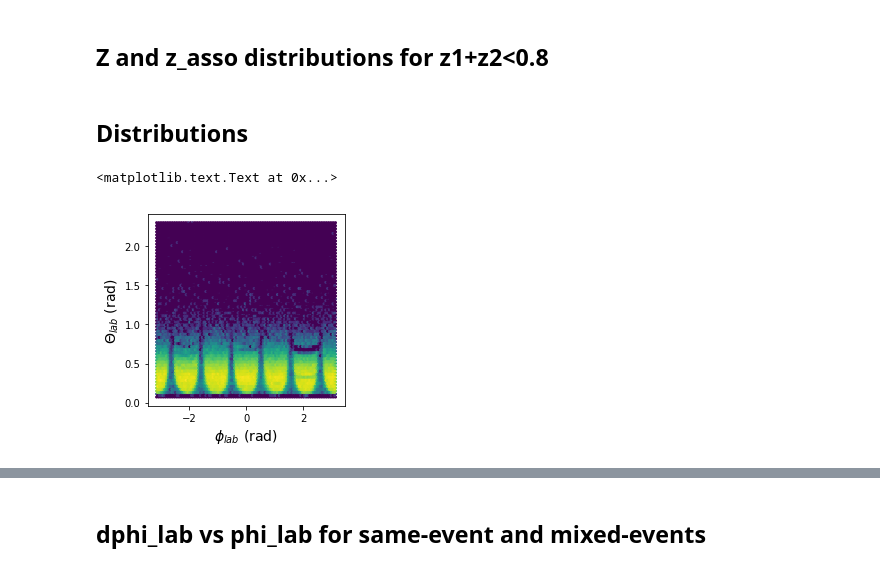
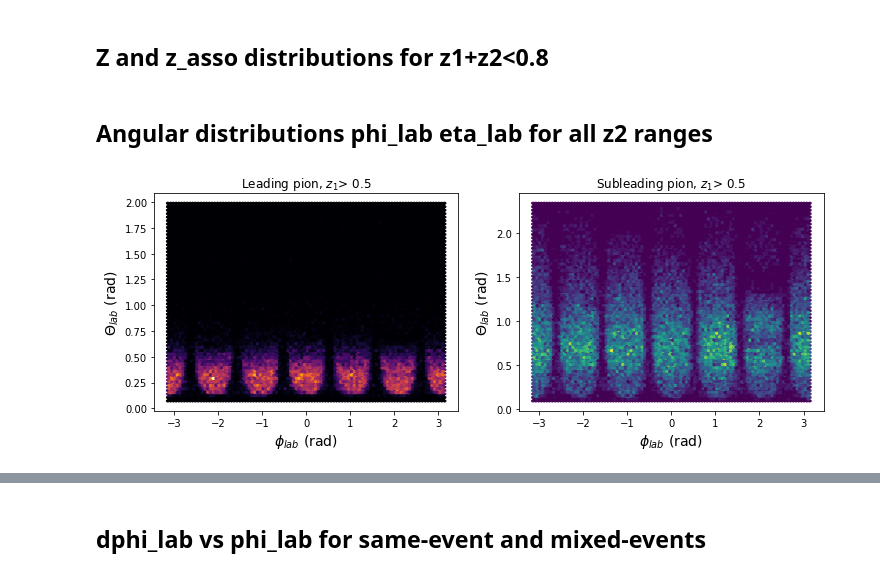
Before and after one commit to miguelignacio/eg2dihadron, a Jupyter notebook: GeneralDistributions.ipynb, the cells around one changed output, grey strips where cells are left out. Drawn from its saved outputs; the diff is of its cells as text; code cells hidden in the pictures.

Commit message:
adding plots of angles in lab frame for z_asso; mixing distributions in lab and PQ; correlations between z and angles and charge

```diff
--- a/GeneralDistributions.ipynb
+++ b/GeneralDistributions.ipynb
@@ -36,7 +38,7 @@ def getdatainChunks(filename,treename):
 df = {}
 df_trigger = {}
 
-for target in ['Pb']:
+for target in ['Pb','Fe','C']:
     print 'Getting dataframes from target %s'%target
     df[target]=getdatainChunks('Pairs_%s.root'%target, target)
     df['%s_mix'%target] = getdatainChunks('Pairs_%s.root'%target, '%s_mix'%target)
@@ -87,6 +98,11 @@ def applyCutsPair(fullDataframe,name='default'):
     dataframe.eval('z_tot = z+z_asso', inplace=True)
     dataframe.eval('E_asso = z_asso*Nu', inplace=True)
     dataframe.eval('P_asso = sqrt(E_asso*E_asso-0.140*0.140)', inplace=True)
+    dataframe = applyCut(dataframe, 'z_asso<1.0', 'z_asso<1.0')
+    dataframe = applyCut(dataframe, 'z_tot<1.0', 'z_tot<1.0')
+    dataframe = applyCut(dataframe, 'theta_lab_asso<1.0', 'theta_lab_asso<1.0 (rad)')
+    dataframe = applyCut(dataframe, 'theta_lab<1.0', 'theta_lab <1.0 (rad)')
+
     #dataframe = applyCut(dataframe, 'z+z_asso<0.8', 'z+z_asso<0.8')
     return dataframe
 
@@ -435,14 +464,23 @@ axs[0].yaxis.set_label_text("entries (normalized)", fontsize=13)
 
 plt.legend(loc='best',frameon=False)
 plt.savefig('Zdistributions_cut.png')
-# %% [markdown]
-## Distributions
+# %% [markdown]
+## Angular distributions phi_lab eta_lab for all z2 ranges
 # %%
-fig = plt.figure( figsize=(12, 12))
-plt.subplot(3,3,1)
-plt.hexbin(df_trigger['Pb_trigger']['phi_lab'],df_trigger['Pb_trigger']['theta_lab'],bins='log',cmap='viridis')
+fig = plt.figure( figsize=(12, 4))
+
+plt.subplot(1,2,1)
+plt.hexbin(df['Pb']['phi_lab'],df['Pb']['theta_lab'],cmap='inferno')
 plt.xlabel("$\phi_{lab}$ (rad)", fontsize=14)
 plt.ylabel("$\Theta_{lab}$ (rad) ", fontsize=14)
+plt.title('Leading pion, $z_{1}$> 0.5')
+
+plt.subplot(1,2,2)
+plt.hexbin(df['Pb']['phi_lab_asso'],df['Pb']['theta_lab_asso'],cmap='viridis')
+plt.xlabel("$\phi_{lab}$ (rad)", fontsize=14)
+plt.ylabel("$\Theta_{lab}$ (rad) ", fontsize=14)
+plt.title('Subleading pion, $z_{1}$> 0.5')
+
+plt.savefig('Angles_leadingandsubleading.png')
 # %% [output]
-<matplotlib.text.Text at 0x...>
-[figure, old version]
+[figure, new version]
```
Also changed, not shown: parts of 24 cells of this notebook.
